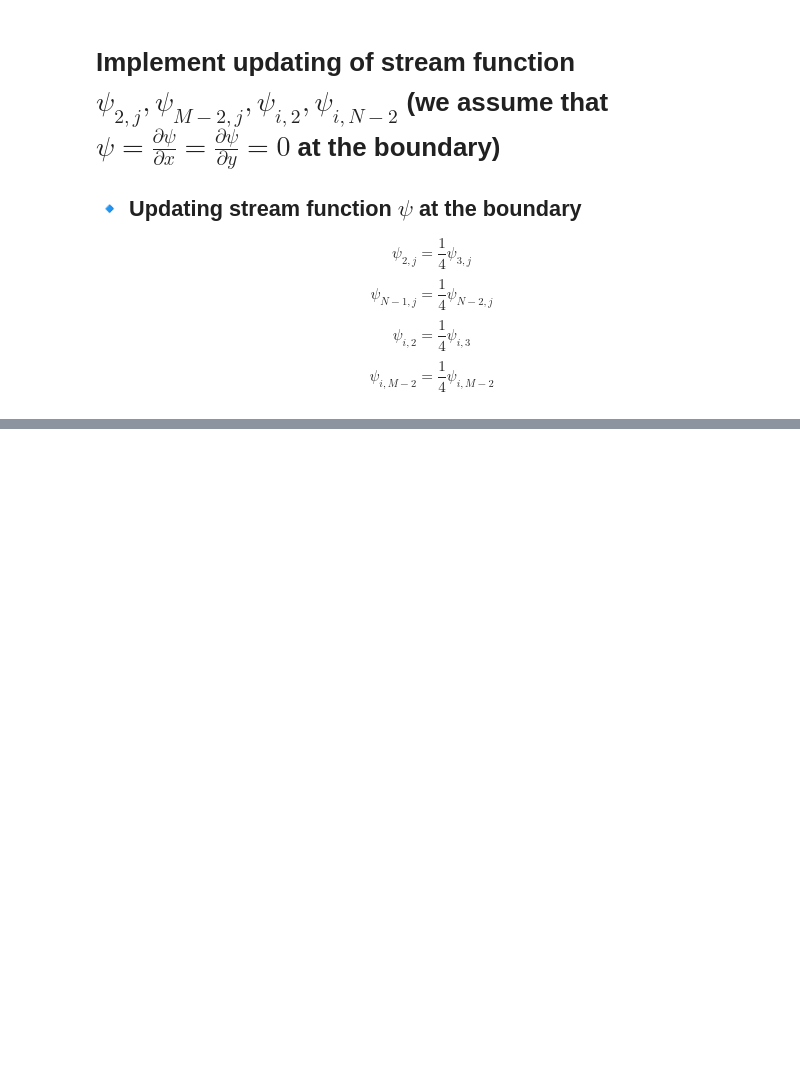
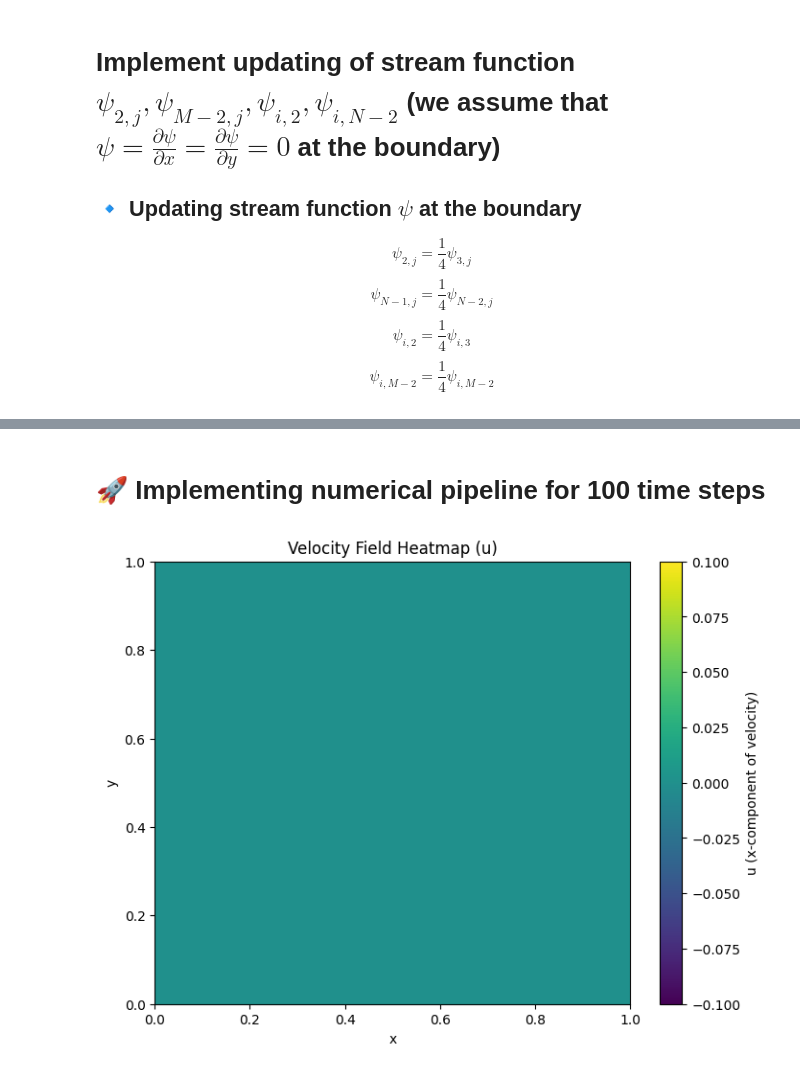
Before and after one commit to theopenguino99/ME5302-Assignment-2, a Jupyter notebook: FiniteDifference.ipynb, the cells around one changed output, grey strips where cells are left out. Drawn from its saved outputs; the diff is of its cells as text; code cells hidden in the pictures; blank space fills up the shorter version.

Commit message:
Completed numeircal pipeline
Completed code for numerical pipeline but have yet to debug. As of now the heatmap in the last cell is showing 0 velocity.

```diff
--- a/FiniteDifference.ipynb
+++ b/FiniteDifference.ipynb
@@ -361,0 +384,75 @@ def BCp(p):
+# %%
+def caluv(u,v,p):
+    # Apply physical boundary conditions of 0 velocity
+    for j in range(M):
+        u[0, j] = 0
+        u[N-1, j] = 0
+        v[0, j] = 0
+        v[N-1, j] = 0
+
+    for i in range(N):
+        u[i, 0] = 0
+        v[i, 0] = 0
+        u[i, M-1] = 0
+        v[i, M-1] = 0
+
+    # Update velocity components based on stream function
+    for i in range(1, N-1):
+        for j in range(1, M-1):
+            u[i, j] = 0.5 * (p[i, j+1] - p[i, j-1]) / dy
+            v[i, j] = -0.5 * (p[i-1, j] - p[i+1, j]) / dx
+# %% [markdown]
+# 🚀 Implementing numerical pipeline for 100 time steps
+# %%
+# Importing the required library for animation
+from matplotlib.animation import FuncAnimation
+
+# Create a figure and axis for the animation
+fig, ax = plt.subplots(figsize=(8, 6))
+
+# Initialize a heatmap for the x-component of velocity (u)
+heatmap = ax.imshow(u, extent=[0, 1, 0, 1], origin='lower', cmap='viridis', aspect='auto')
+
+# Set axis labels and title
+ax.set_title("Velocity Field Heatmap (u)")
+ax.set_xlabel("x")
+ax.set_ylabel("y")
+
+# Add a colorbar to show the scale of the velocity
+cbar = plt.colorbar(heatmap, ax=ax)
+cbar.set_label("u (x-component of velocity)")
+
+# Function to update the heatmap for each frame
+def update(frame):
+    global u, v, vor, T, p  # Use global variables to update them in the loop
+
+    # Perform one time step of the simulation:
+    # Compute residual vorticity in place and update vorticity
+    vor = step(vor, method="rk4_modified", ResFunction=resvor)
+
+    # Compute residual temperature in place and update temperature
+    T = step(T, method="rk4_modified", ResFunction=restemp)
+
+    # Compute residual Poisson equation in place and update stream function
+    p = solp(vor, p, beta, conditions=2, method='point Jacobi relaxation')
+
+    # Update boundary conditions for vorticity
+    vor = BCvor(vor, p, dx, dy)
+
+    # Update boundary conditions for stream function
+    p = BCp(p)
+
+    # Update velocity components in place based on stream function
+    caluv(u, v, p)
+
+    # Update the heatmap with the new velocity field
+    heatmap.set_data(u)
+    return heatmap,
+
+# Create the animation
+anim = FuncAnimation(fig, update, frames=100, interval=30, blit=False)
+
+# Display the animation
+plt.show()
+# %% [output]
+[figure, added]
```
Also changed, not shown: parts of 5 cells of this notebook.
